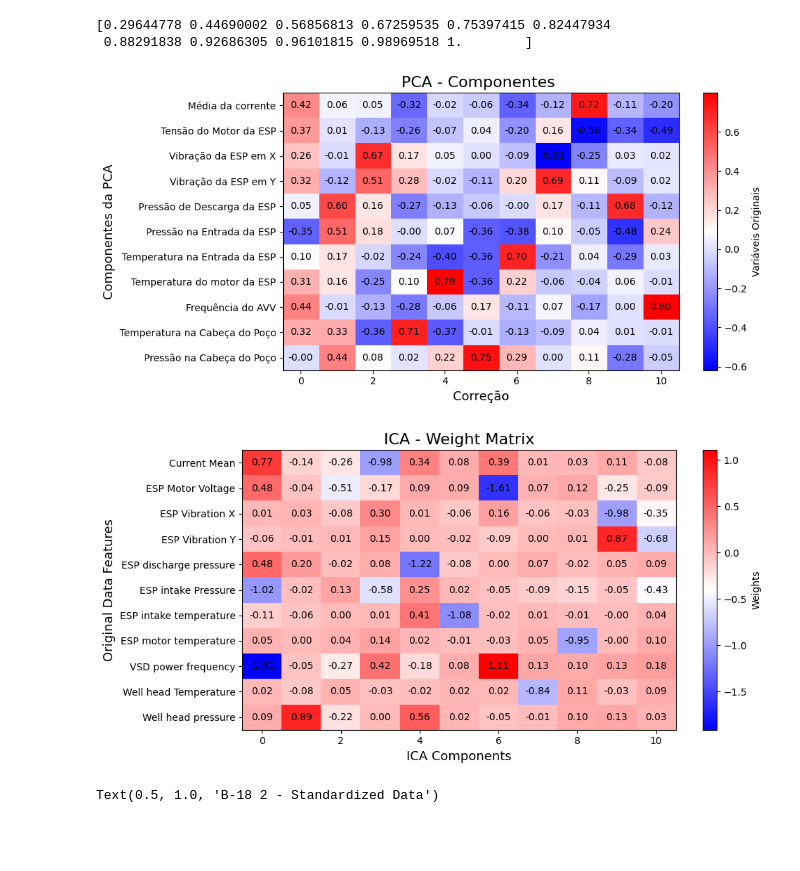
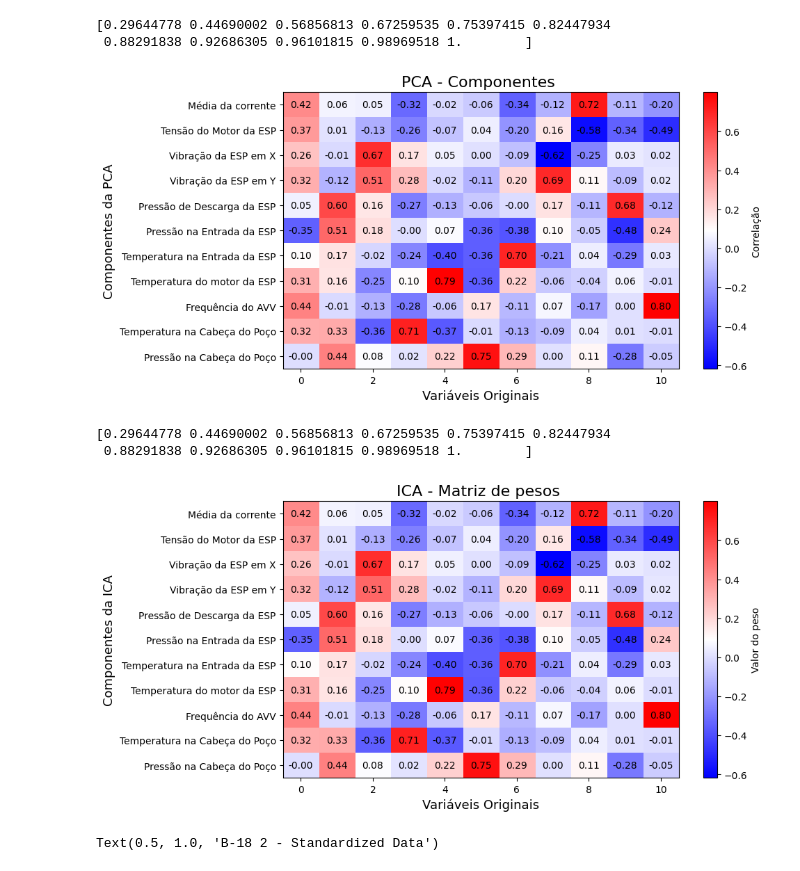
Before and after one commit to RL2-SP3/LISSA, a Jupyter notebook: examples/analise_dados_PCA.ipynb, the cells around one changed output. Drawn from its saved outputs; the diff is of its cells as text; code cells hidden in the pictures; blank space fills up the shorter version.

```diff
--- a/examples/analise_dados_PCA.ipynb
+++ b/examples/analise_dados_PCA.ipynb
@@ -28,8 +28,8 @@ operationalHeaders = li.operationalHeader(entireData)
 
 pca = li.ApplyPCA(entireData, n)
 fig,axs = li.FigureComponents(pca,operationalHeaders,
-                              listOfNames=["PCA - Componentes ", "Variáveis Originais","Correção","Componentes da PCA"],
-                              plotName="full_pca",
+                              listOfNames=["PCA - Componentes ", "Correlação", "Variáveis Originais","Componentes da PCA"],
+                              plotName="full_pca_pt",
                               english=False)
 PCAdata = li.ReducePCA(pca, n, operationalHeaders,entireData)
 
@@ -39,21 +39,28 @@ PCAdata = li.ExportPCAData(PCAdata,entireData)
 # %% [output]
 [0.29644778 0.44690002 0.56856813 0.67259535 0.75397415 0.82447934
  0.88291838 0.92686305 0.96101815 0.98969518 1.        ]
-[figure, old version]
+[figure, new version]
 # %%
 n =11
 
 operationalHeaders = li.operationalHeader(entireData)
 
 ica = li.ApplyICA(entireData, n)
-li.FigureComponents(ica,"ICA - Weight Matrix",operationalHeaders,typemethod="ica",plotName="ICA_matrix1")
+
+fig,axs = li.FigureComponents(pca,operationalHeaders,
+                              listOfNames=["ICA - Matriz de pesos ", "Valor do peso", "Variáveis Originais","Componentes da ICA"],
+                              plotName="full_ica_pt",
+                              english=False)
+
 ICAdata = li.ReduceICA(ica, n, operationalHeaders,entireData)
 
 
 ICAHeaders = [str(i) for i in range(0,n)]
 ICAdata = li.ExportPCAData(ICAdata,entireData)
 # %% [output]
+[0.29644778 0.44690002 0.56856813 0.67259535 0.75397415 0.82447934
+ 0.88291838 0.92686305 0.96101815 0.98969518 1.        ]
-[figure, old version]
+[figure, new version]
 # %%
 pump = pumpList[0]
 
```
Also changed, not shown: parts of 6 cells of this notebook.
